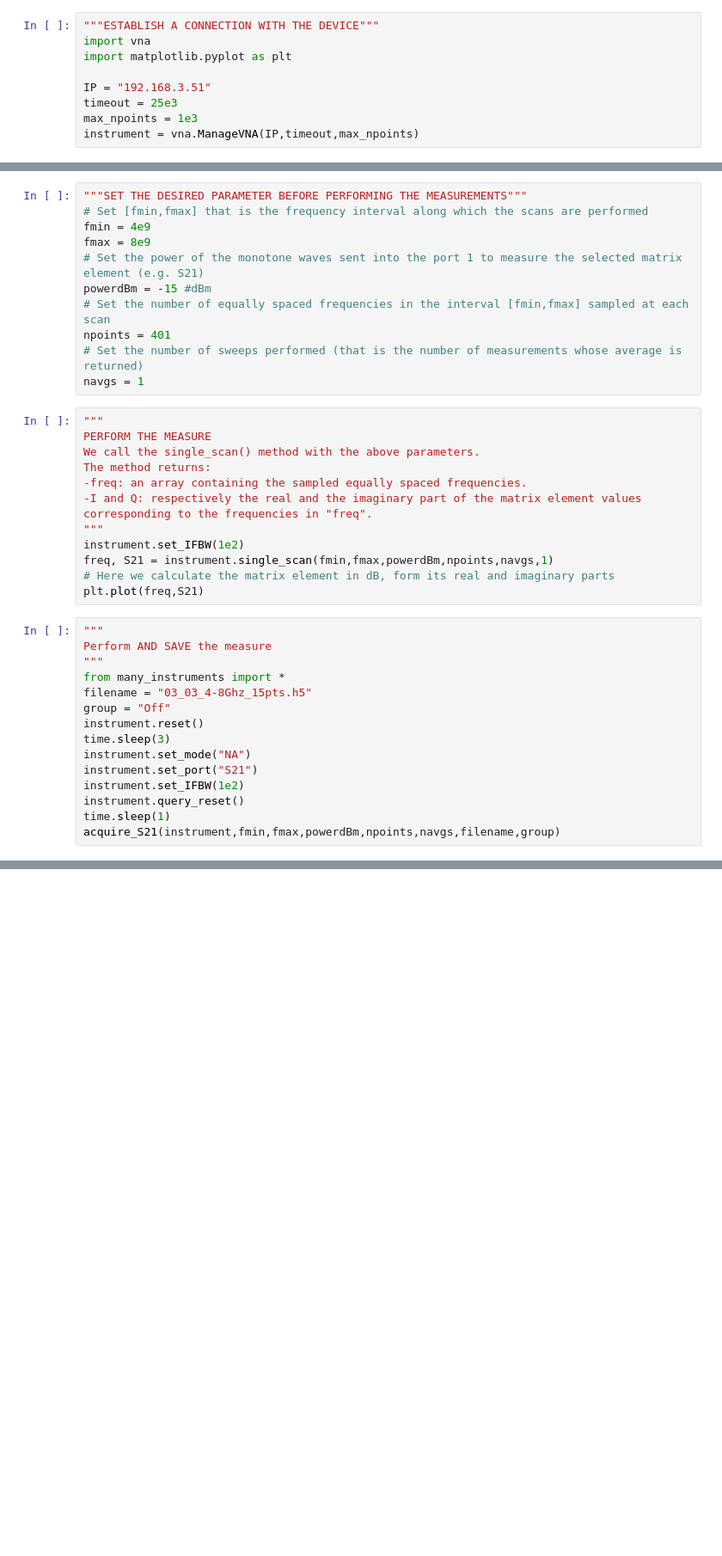
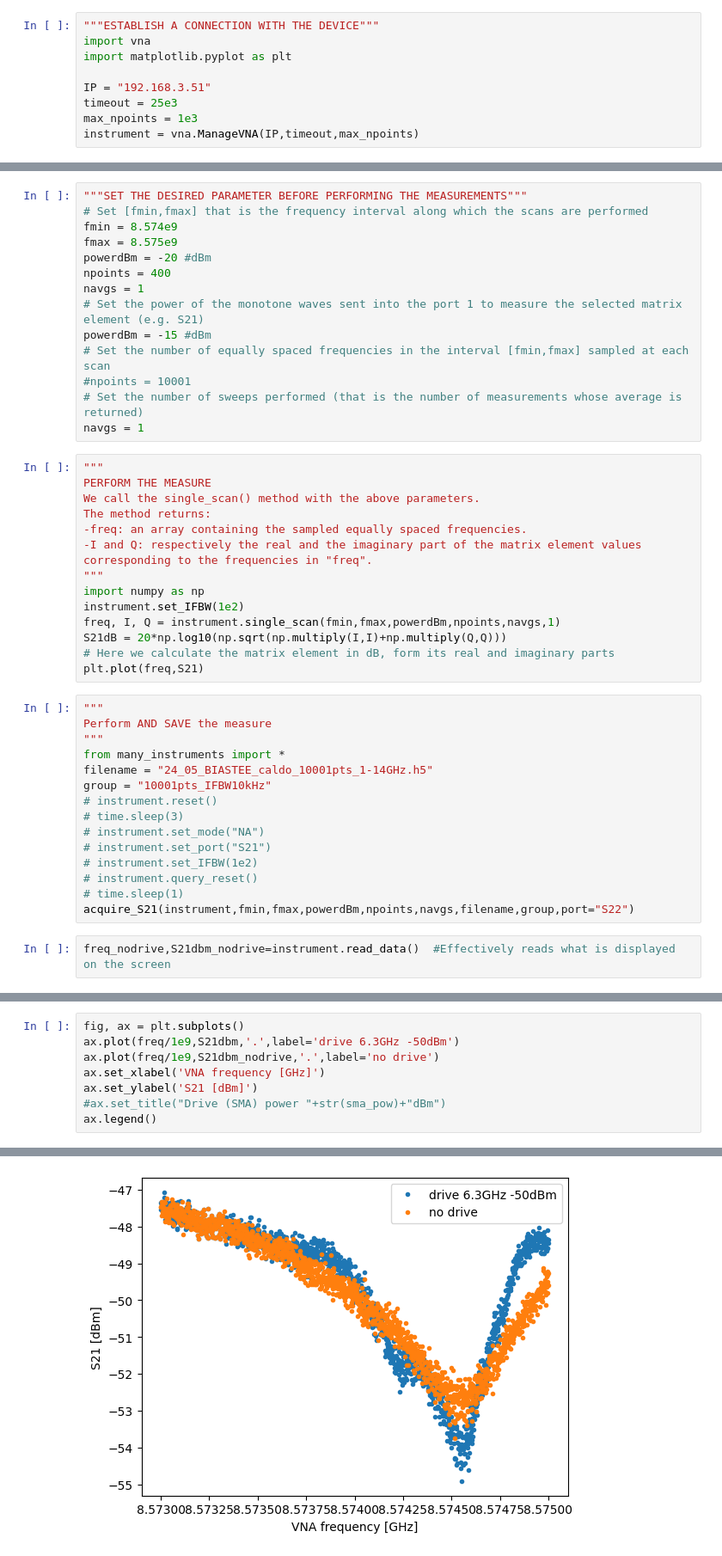
Before and after one commit to biqute/QTLab2223, a Jupyter notebook: TWPAandQubit/notebooks/demo_VNA.ipynb, the cells around one changed output, grey strips where cells are left out. Shown at 86% size. Cells and saved outputs as stored; diff of their text form; blank space fills up the shorter version.

```diff
--- a/TWPAandQubit/notebooks/demo_VNA.ipynb
+++ b/TWPAandQubit/notebooks/demo_VNA.ipynb
@@ -10,12 +18,15 @@ instrument = vna.ManageVNA(IP,timeout,max_npoints)
 # %%
 """SET THE DESIRED PARAMETER BEFORE PERFORMING THE MEASUREMENTS"""
 # Set [fmin,fmax] that is the frequency interval along which the scans are performed
-fmin = 4e9
-fmax = 8e9
+fmin = 8.574e9
+fmax = 8.575e9
+powerdBm = -20 #dBm
+npoints = 400
+navgs = 1
 # Set the power of the monotone waves sent into the port 1 to measure the selected matrix element (e.g. S21)
 powerdBm = -15 #dBm
 # Set the number of equally spaced frequencies in the interval [fmin,fmax] sampled at each scan
-npoints = 401
+#npoints = 10001
 # Set the number of sweeps performed (that is the number of measurements whose average is returned)
 navgs = 1
 # %%
@@ -26,8 +37,10 @@ The method returns:
 -freq: an array containing the sampled equally spaced frequencies.
 -I and Q: respectively the real and the imaginary part of the matrix element values corresponding to the frequencies in "freq".
 """
+import numpy as np
 instrument.set_IFBW(1e2)
-freq, S21 = instrument.single_scan(fmin,fmax,powerdBm,npoints,navgs,1)
+freq, I, Q = instrument.single_scan(fmin,fmax,powerdBm,npoints,navgs,1)
+S21dB = 20*np.log10(np.sqrt(np.multiply(I,I)+np.multiply(Q,Q)))
 # Here we calculate the matrix element in dB, form its real and imaginary parts
 plt.plot(freq,S21)
 # %%
@@ -35,13 +48,15 @@ plt.plot(freq,S21)
 Perform AND SAVE the measure
 """
 from many_instruments import *
-filename = "03_03_4-8Ghz_15pts.h5"
-group = "Off"
-instrument.reset()
-time.sleep(3)
-instrument.set_mode("NA")
-instrument.set_port("S21")
-instrument.set_IFBW(1e2)
-instrument.query_reset()
-time.sleep(1)
-acquire_S21(instrument,fmin,fmax,powerdBm,npoints,navgs,filename,group)
+filename = "24_05_BIASTEE_caldo_10001pts_1-14GHz.h5"
+group = "10001pts_IFBW10kHz"
+# instrument.reset()
+# time.sleep(3)
+# instrument.set_mode("NA")
+# instrument.set_port("S21")
+# instrument.set_IFBW(1e2)
+# instrument.query_reset()
+# time.sleep(1)
+acquire_S21(instrument,fmin,fmax,powerdBm,npoints,navgs,filename,group,port="S22")
+# %%
+freq_nodrive,S21dbm_nodrive=instrument.read_data()  #Effectively reads what is displayed on the screen
@@ -47,0 +65,9 @@ acquire_S21(instrument,fmin,fmax,powerdBm,npoints,navgs,filename,group)
+# %%
+fig, ax = plt.subplots()
+ax.plot(freq/1e9,S21dbm,'.',label='drive 6.3GHz -50dBm')
+ax.plot(freq/1e9,S21dbm_nodrive,'.',label='no drive')
+ax.set_xlabel('VNA frequency [GHz]')
+ax.set_ylabel('S21 [dBm]')
+#ax.set_title("Drive (SMA) power "+str(sma_pow)+"dBm")
+ax.legend()
+# %% [output]
@@ -47,0 +75 @@ acquire_S21(instrument,fmin,fmax,powerdBm,npoints,navgs,filename,group)
+[figure, added]
```
Also changed, not shown: parts of 6 cells of this notebook.
